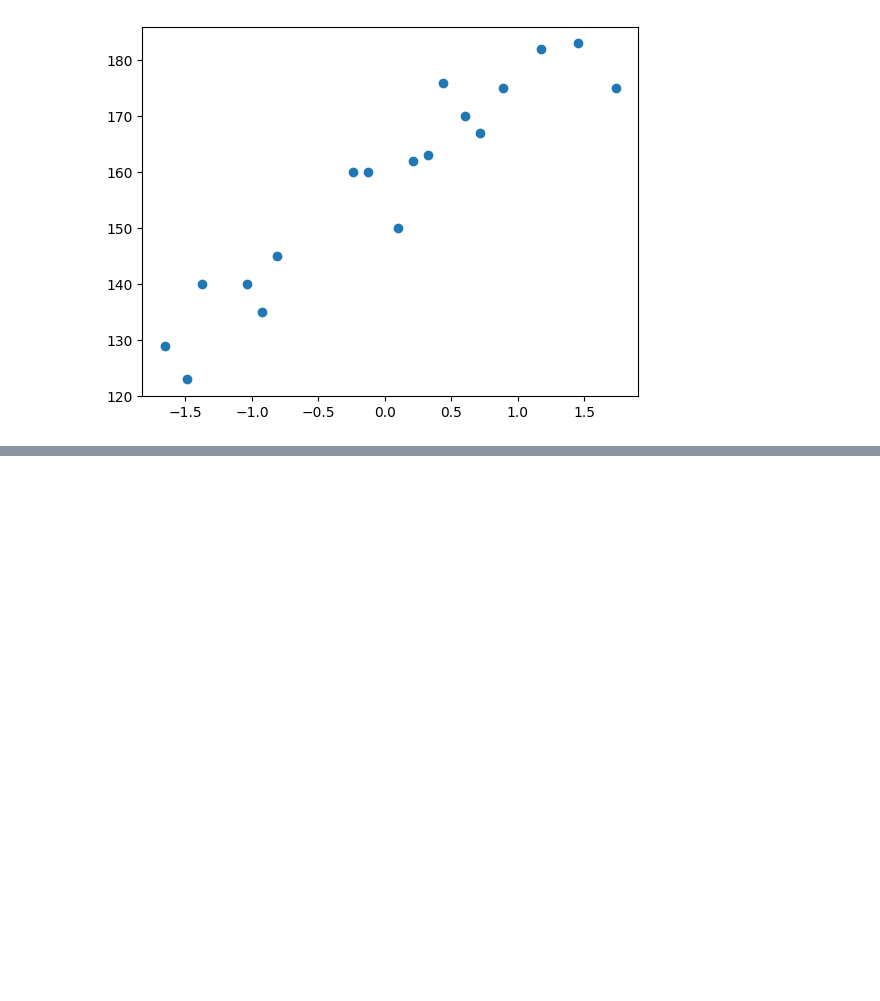
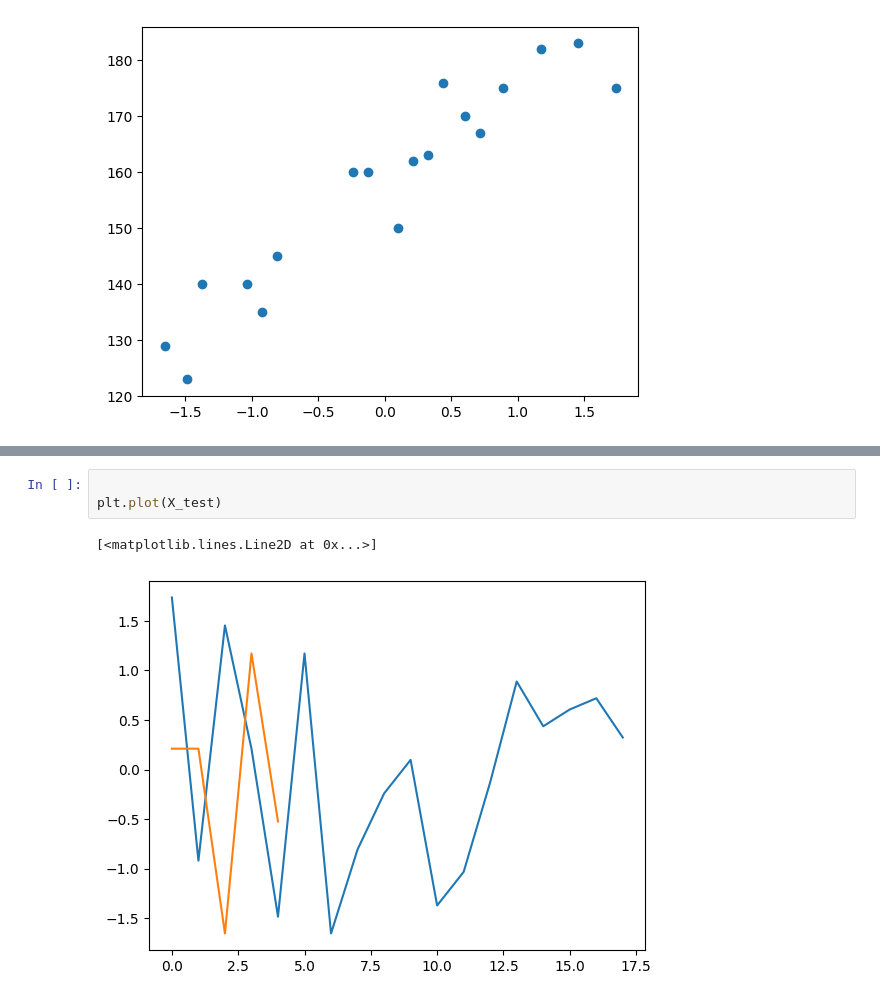
Before and after one commit to Mahadev1729/End_to_End_MLproject, a Jupyter notebook: implement.ipynb, the cells around one changed output, grey strips where cells are left out. Cells and saved outputs as stored; diff of their text form; blank space fills up the shorter version.

```diff
--- a/implement.ipynb
+++ b/implement.ipynb
@@ -72,0 +116,6 @@ from sklearn.linear_model import LinearRegression
+# %%
+
+plt.plot(X_test)
+# %% [output]
+[<matplotlib.lines.Line2D at 0x...>]
+[figure, added]
```
Also changed, not shown: parts of 6 cells of this notebook, 1 other file.
